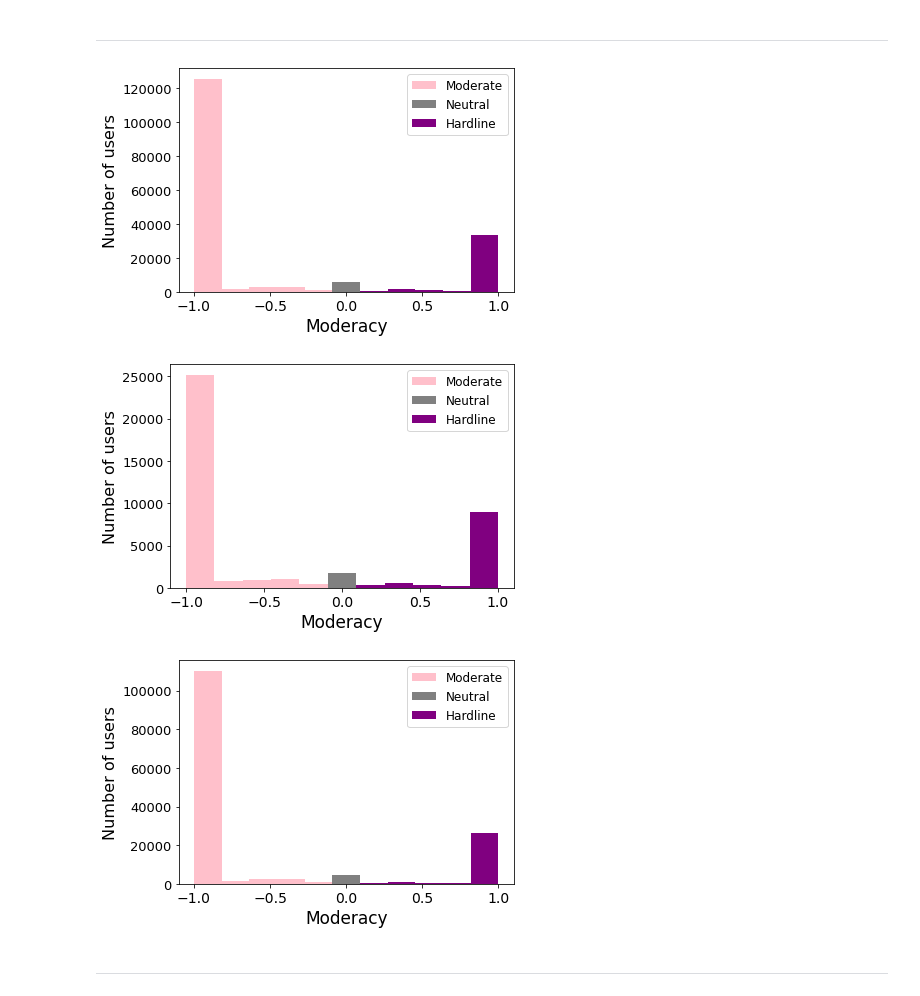
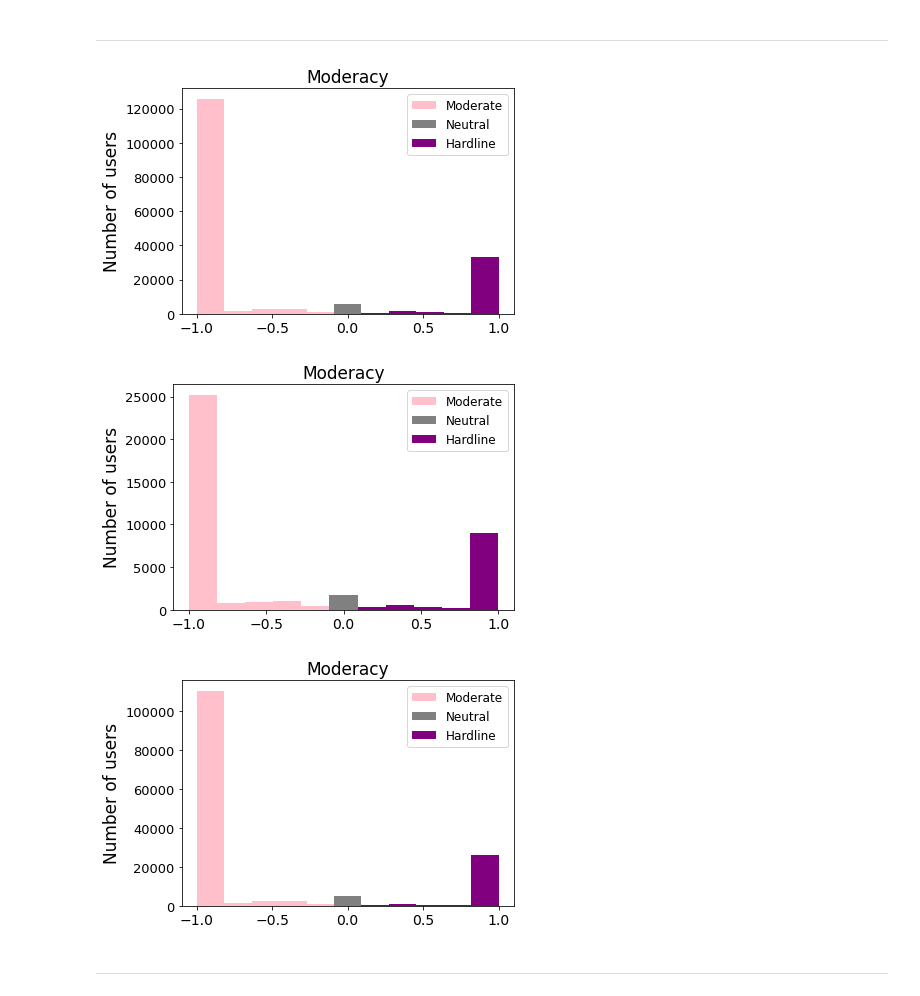
Before and after one commit to MoSamani/Deleted-Tweets, a Jupyter notebook: user_polarisiation/Plot_moderacy_Polarisation.ipynb, the cells around one changed output. Saved outputs shown, nothing was run; the diff lists cells and outputs as text; code cells hidden in the pictures.

Commit message:
Corrected legends of histogramms and kde-plots

```diff
--- a/user_polarisiation/Plot_moderacy_Polarisation.ipynb
+++ b/user_polarisiation/Plot_moderacy_Polarisation.ipynb
@@ -264,8 +291,8 @@ plot_histogram(df['moderacy'],'hist_tweetsCov19_moderacy_polarized_users(nondele
 # %% [markdown]
 ***
 # %%
-df_tweetscov19_polarized_user_del = df_tweetscov19_polarized_user[df_tweetscov19_polarized_user['is_deleted']==True]
-df_tweetscov19_polarized_user_undel = df_tweetscov19_polarized_user[df_tweetscov19_polarized_user['is_deleted']==False]
+df_tweetscov19_del = df_tweetscov19[df_tweetscov19['is_deleted']==True]
+df_tweetscov19_undel = df_tweetscov19[df_tweetscov19['is_deleted']==False]
 # %%
 def plot_histogram(df, titel):
 
@@ -285,28 +312,29 @@ def plot_histogram(df, titel):
     ax.tick_params(axis='y', which='major', labelsize=13)
 
     figsize=(8, 6)
-    plt.ylabel('Number of users', fontsize=16)
-    ax.set_xlabel(xlabel='Moderacy', fontsize=17)
+    ax.set_title('Moderacy', fontsize=17)
+    ax.set_ylabel('Number of users', fontsize=17)
+    #ax.set_xlabel(xlabel='Moderacy', fontsize=17)
 
     #plt.title('Political polarization', fontsize=18)
     plt.legend( fontsize=12)
     plt.tight_layout()
     plt.savefig('../plots/'+titel+'.pdf')
 # %%
-df = df_tweetscov19_polarized_user.drop_duplicates(subset=['Username'])
-plot_histogram(df['moderacy_polarisation'],'hist_tweetsCov19_moderacy_polarized_users(alltweets)')
+df = df_tweetscov19.drop_duplicates(subset=['Username'])
+plot_histogram(df['moderacy'],'hist_tweetsCov19_moderacy_polarized_users(alltweets)')
 # %% [output]
-[figure, old version]
+[figure, new version]
 # %%
-df = df_tweetscov19_polarized_user_del.drop_duplicates(subset=['Username'])
-plot_histogram(df['moderacy_polarisation'],'hist_tweetsCov19_moderacy_polarized_users(deletedtweets)')
+df = df_tweetscov19_del.drop_duplicates(subset=['Username'])
+plot_histogram(df['moderacy'],'hist_tweetsCov19_moderacy_polarized_users(deletedtweets)')
 # %% [output]
-[figure, old version]
+[figure, new version]
 # %%
-df = df_tweetscov19_polarized_user_undel.drop_duplicates(subset=['Username'])
-plot_histogram(df['moderacy_polarisation'],'hist_tweetsCov19_moderacy_polarized_users(nondeletedtweets)')
+df = df_tweetscov19_undel.drop_duplicates(subset=['Username'])
+plot_histogram(df['moderacy'],'hist_tweetsCov19_moderacy_polarized_users(nondeletedtweets)')
 # %% [output]
-[figure, old version]
+[figure, new version]
 # %% [markdown]
 ***
 # %% [markdown]
```
Also changed, not shown: parts of 14 cells of this notebook, 26 other files.
